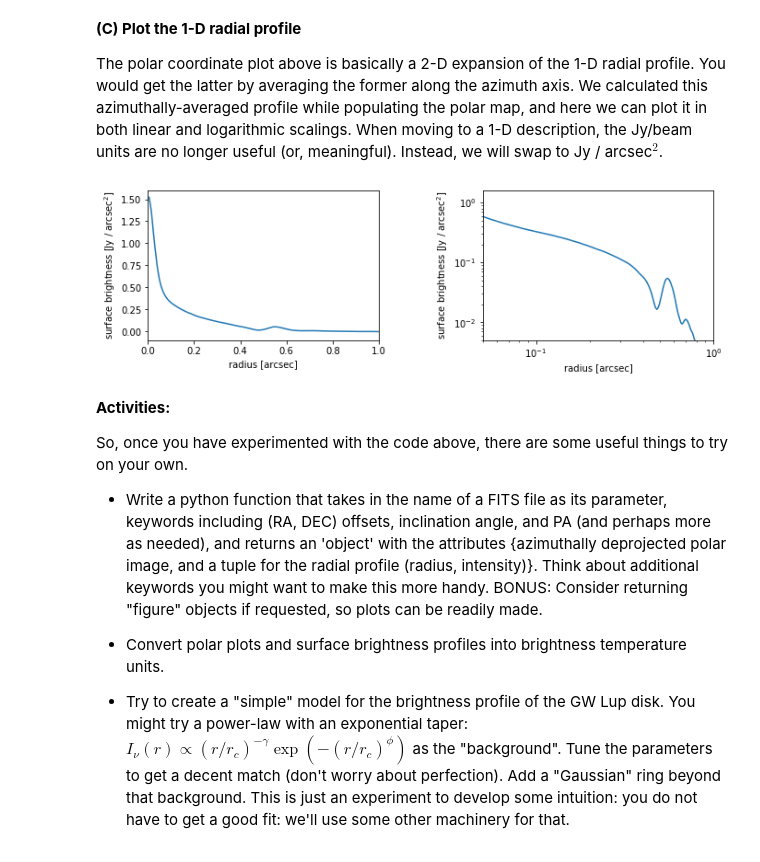
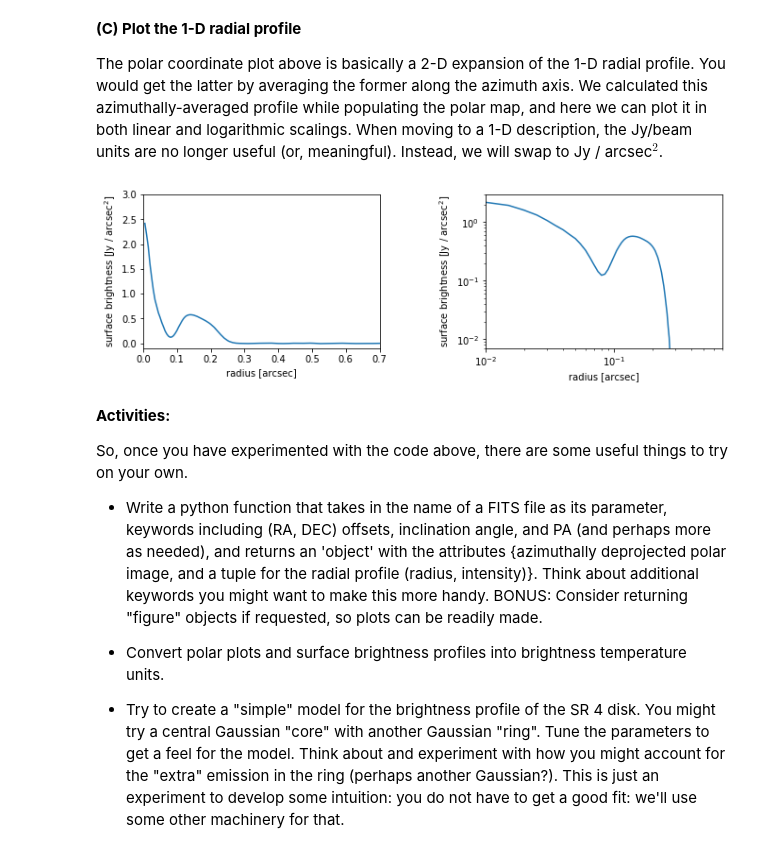
Before and after one commit to seanandrews/DSHARP_CPDs, a Jupyter notebook: Part2_Profiles.ipynb, the cells around one changed output. Cells and saved outputs as stored; diff of their text form; code cells hidden in the pictures.

Commit message:
azmap / profiles notebook updated

```diff
--- a/Part2_Profiles.ipynb
+++ b/Part2_Profiles.ipynb
@@ -23,7 +23,7 @@ from scipy.ndimage.interpolation import shift    # tool for image interpolation
 %matplotlib inline
 
 # disk target name
-disk_name = 'GWLup'
+disk_name = 'SR4'
 
 # load the .FITS file into a 2-D array (image) and header dictionary (header)
 data = fits.open(disk_name+'_continuum.fits')    # this presumes you've done the 1st notebook and have the datafile
@@ -34,7 +34,7 @@ header = data[0].header
 nx, ny = header['NAXIS1'], header['NAXIS2']
 
 # coordinate frames can be reconstructed from a mapping to pixels with header variables
-offRA, offDEC = -2.4e-3, 9.0e-4    # we can experiment with these
+offRA, offDEC = -0.0636, -0.5090
 RAo = 3600 * header['CDELT1'] * (np.arange(nx) - (header['CRPIX1'] - 1)) - offRA
 DECo = 3600 * header['CDELT2'] * (np.arange(ny) - (header['CRPIX2'] - 1)) - offDEC
 
@@ -208,37 +163,37 @@ The polar coordinate plot above is basically a 2-D expansion of the 1-D radial p
 # %%
 # convert from Jy / beam --> Jy / arcsec**2
 SBr_0 = SBr / (beam_area * (3600 * 180 / np.pi)**2)
 err_SBr_0 = err_SBr / (beam_area * (3600 * 180 / np.pi)**2)
 
 # let's save this profile into a text (ASCII) file for later use
 prof = list(zip(rbins, SBr_0, err_SBr_0))
 np.savetxt(disk_name+'_cleanSBr.txt', prof, fmt='%.6e', header='rarcsec, SBr, err_SBr')
 
 # set up the plots
 fig, axs = plt.subplots(ncols=2, figsize=(11,3))
 
 # the profile on a linear scaling
 ax = axs[0]
 ax.plot(rbins, SBr_0)
-ax.set_xlim([0, 1.0])
-ax.set_ylim([-0.1, 1.6])
+ax.set_xlim([0, 0.7])
+ax.set_ylim([-0.1, 3])
 ax.set_xlabel('radius [arcsec]')
 ax.set_ylabel('surface brightness [Jy / arcsec$^2$]')
 
 # the profile on a logarithmic scaling
 ax = axs[1]
 ax.plot(rbins, SBr_0)
 ax.set_xscale('log')
 ax.set_yscale('log')
-ax.set_xlim([0.05, 1.])
-ax.set_ylim([0.005, 1.6])
+ax.set_xlim([0.01, 0.7])
+ax.set_ylim([0.007, 3])
 ax.set_xlabel('radius [arcsec]')
 ax.set_ylabel('surface brightness [Jy / arcsec$^2$]')
 
 # helps separate the plots
 fig.subplots_adjust(wspace=0.45)
 # %% [output]
-[figure, old version]
+[figure, new version]
 # %% [markdown]
 **Activities:**
 
@@ -248,6 +203,6 @@ So, once you have experimented with the code above, there are some useful things
 
 - Convert polar plots and surface brightness profiles into brightness temperature units.
 
-- Try to create a "simple" model for the brightness profile of the GW Lup disk.  You might try a power-law with an exponential taper: $I_\nu(r) \propto (r / r_c)^{-\gamma} \exp(-(r / r_c)^\phi)$ as the "background".  Tune the parameters to get a decent match (don't worry about perfection).  Add a "Gaussian" ring beyond that background.  This is just an experiment to develop some intuition: you do not have to get a good fit: we'll use some other machinery for that.
+- Try to create a "simple" model for the brightness profile of the SR 4 disk.  You might try a central Gaussian "core" with another Gaussian "ring".  Tune the parameters to get a feel for the model.  Think about and experiment with how you might account for the "extra" emission in the ring (perhaps another Gaussian?).  This is just an experiment to develop some intuition: you do not have to get a good fit: we'll use some other machinery for that.
 # %%
 # your code here
```
Also changed, not shown: parts of 6 cells of this notebook.
